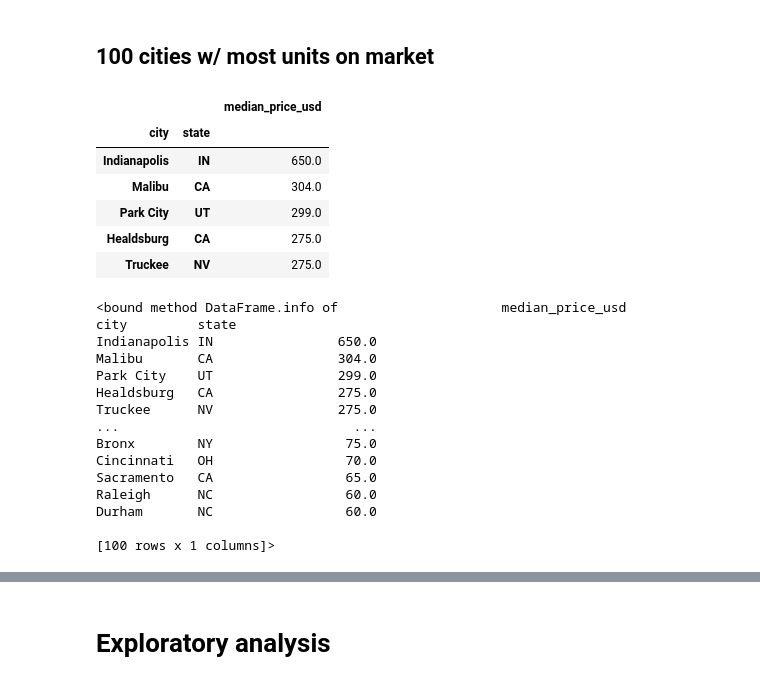
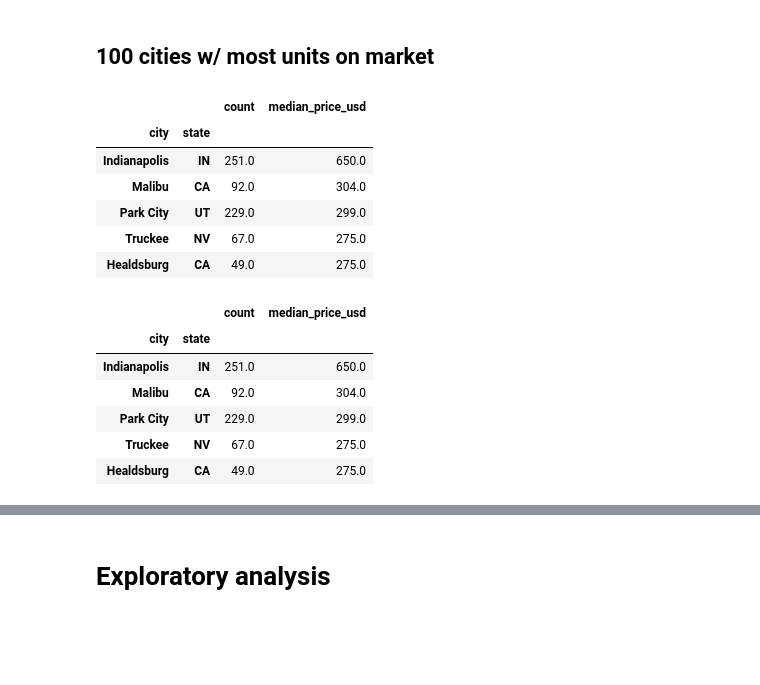
Before and after one commit to jaimiles23/Priceonomics_Data_Puzzle, a Jupyter notebook: puzzle_solution.ipynb, the cells around one changed output, grey strips where cells are left out. Drawn from its saved outputs; the diff is of its cells as text; code cells hidden in the pictures; blank space fills up the shorter version.

Commit message:
fixed dataframe multi-index after groupby function

```diff
--- a/puzzle_solution.ipynb
+++ b/puzzle_solution.ipynb
@@ -81,8 +81,8 @@ dtype: object
 ## Clean string data
 # %%
 ## Uniform case & strip excess white space
-df['city'] = df['city'].str.title().str.strip()
-df['state'] = df['state'].str.upper().str.strip()
+df['city'] = df.loc[:, 'city'].str.title().str.strip()
+df['state'] = df.loc[:, 'state'].str.upper().str.strip()
 
 df.head()
 # %% [output]
@@ -99,48 +99,40 @@ df.head()
 # %%
 """
 1. Group by city, then state. Select price column
 2. Describe for characteristics of data set
 3. Sort values by count, in descending order
-4. Take top 100 values, and the median column
+4. Take top 100 values, and the median column (Q2, 50%)
 5. Convert back to dataframe
 6. Rename median column
-7. Sort values based on median price USD
+7. Sort values based on median price USD, then by count
 """
 df_top_cities = df \
     .groupby( ['city', 'state'])['price_usd'] \
     .describe() \
     .sort_values( 'count', ascending = False) \
-    .head(100)['50%'] \
-    .to_frame() \
+    .head(100)[['count', '50%']] \
     .rename( columns = { '50%' : 'median_price_usd'}) \
-    .sort_values( 'median_price_usd', ascending = False)
+    .sort_values(by = ['median_price_usd', 'count'], ascending = False)
 
 
 df_top_cities.head()
 # %% [output]
-|  |  | median_price_usd |
-| city | state |  |
-| Indianapolis | IN | 650.0 |
-| Malibu | CA | 304.0 |
-| Park City | UT | 299.0 |
-| Healdsburg | CA | 275.0 |
-| Truckee | NV | 275.0 |
+|  |  | count | median_price_usd |
+| city | state |  |  |
+| Indianapolis | IN | 251.0 | 650.0 |
+| Malibu | CA | 92.0 | 304.0 |
+| Park City | UT | 229.0 | 299.0 |
+| Truckee | NV | 67.0 | 275.0 |
+| Healdsburg | CA | 49.0 | 275.0 |
 # %%
 # pd.set_option('display.max_rows', None)
-df_top_cities.info
+
+df_top_cities.head()
 # %% [output]
-<bound method DataFrame.info of                     median_price_usd
-city         state
-Indianapolis IN                650.0
-Malibu       CA                304.0
-Park City    UT                299.0
-Healdsburg   CA                275.0
-Truckee      NV                275.0
-...                              ...
-Bronx        NY                 75.0
-Cincinnati   OH                 70.0
-Sacramento   CA                 65.0
-Raleigh      NC                 60.0
-Durham       NC                 60.0
-
-[100 rows x 1 columns]>
+|  |  | count | median_price_usd |
+| city | state |  |  |
+| Indianapolis | IN | 251.0 | 650.0 |
+| Malibu | CA | 92.0 | 304.0 |
+| Park City | UT | 229.0 | 299.0 |
+| Truckee | NV | 67.0 | 275.0 |
+| Healdsburg | CA | 49.0 | 275.0 |
```
Also changed, not shown: parts of 3 cells of this notebook.
